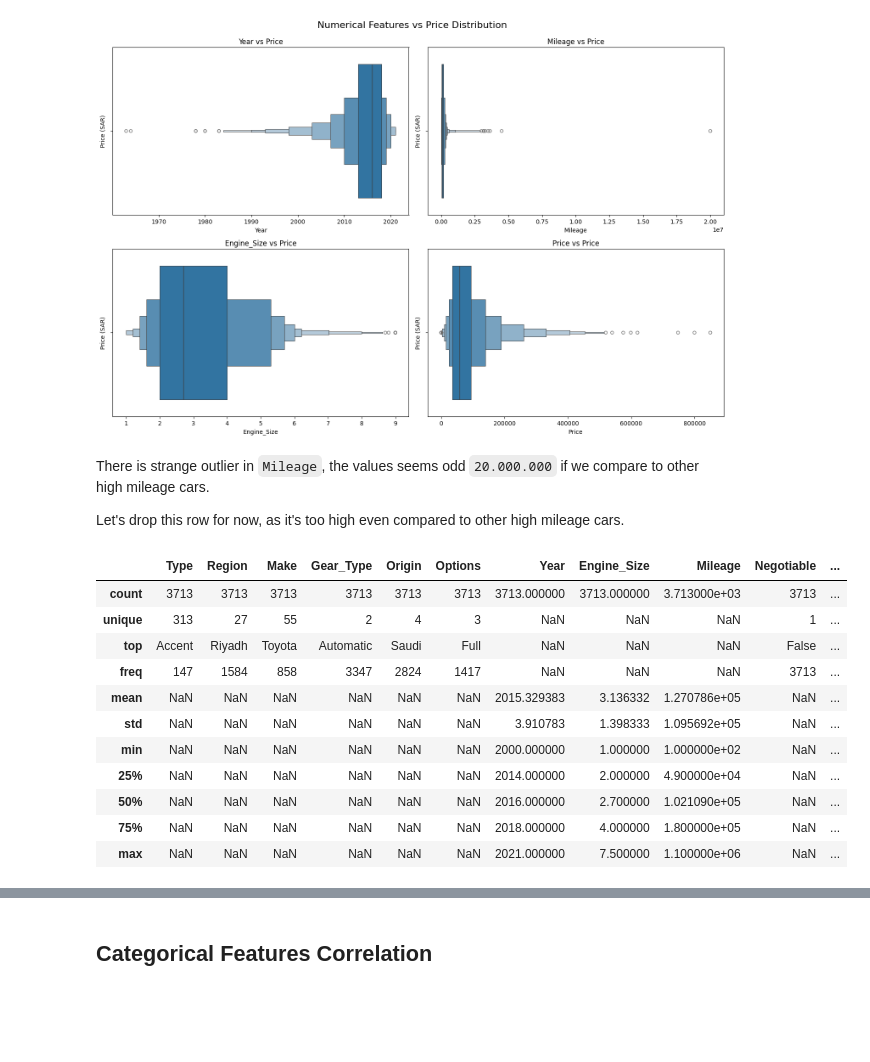
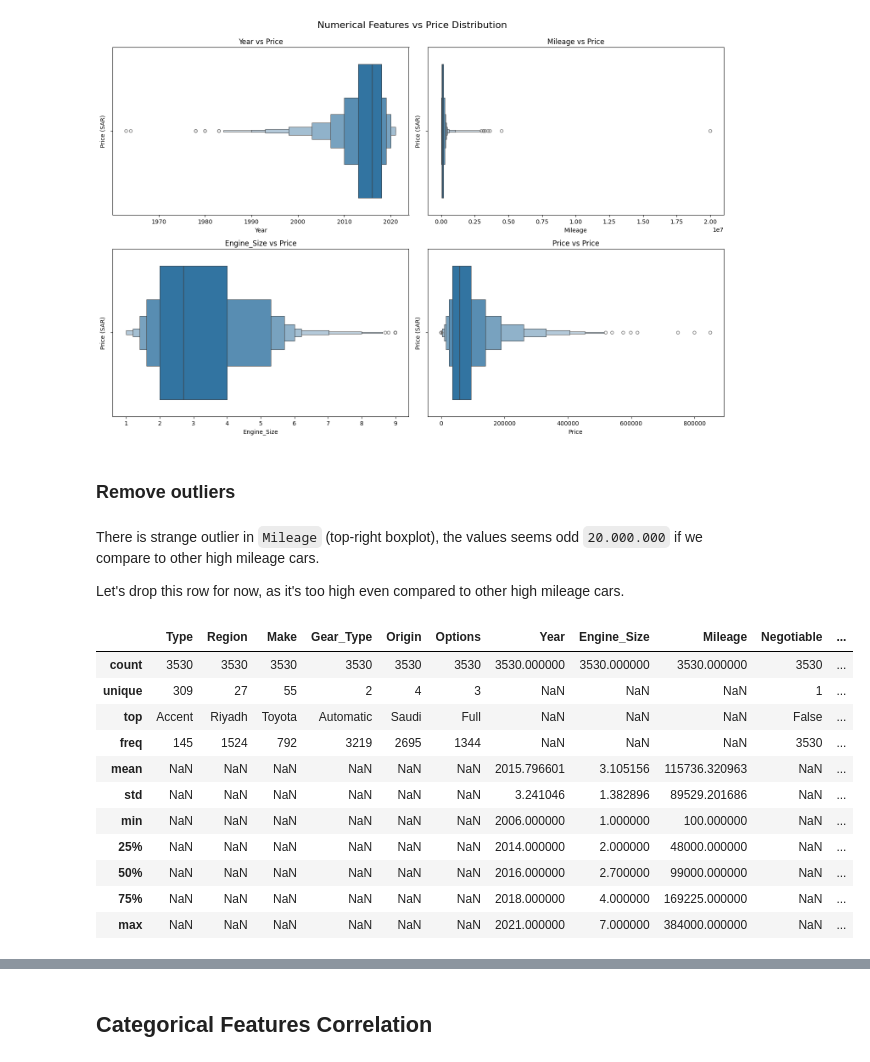
Before and after one commit to andresuchdata/saudi-used-cars, a Jupyter notebook: main.ipynb, the cells around one changed output, grey strips where cells are left out. Saved outputs shown, nothing was run; the diff lists cells and outputs as text; code cells hidden in the pictures; blank space fills up the shorter version.

```diff
--- a/main.ipynb
+++ b/main.ipynb
@@ -200,36 +206,52 @@ plt.tight_layout()
 plt.show()
 # %% [output]
 [figure]
+# %% [markdown]
+### Remove outliers
 # %% [markdown]
-There is strange outlier in `Mileage`, the values seems odd `20.000.000` if we compare to other high mileage cars.
+There is strange outlier in `Mileage` (top-right boxplot), the values seems odd `20.000.000` if we compare to other high mileage cars.
 
 Let's drop this row for now, as it's too high even compared to other high mileage cars.
 # %%
 def remove_outliers(df, columns, n_std=3):
     for col in columns:
         mean = df[col].mean()
         std = df[col].std()
         df = df[np.abs(df[col] - mean) <= (n_std * std)]
+
     return df
 
-df = remove_outliers(df, numerical_features)
+def remove_outliers_iqr(df, columns, k=1.5):
+    df_clean = df.copy()
+    for col in columns:
+        Q1 = df[col].quantile(0.25)
+        Q3 = df[col].quantile(0.75)
+        IQR = Q3 - Q1
+        df_clean = df_clean[
+            (df_clean[col] >= Q1 - k * IQR) &
+            (df_clean[col] <= Q3 + k * IQR)
+        ]
+    return df_clean
 
-df.describe(include='all')
+# df = remove_outliers(df, numerical_features)
+df_clean = remove_outliers_iqr(df, numerical_features)
+
+df_clean.describe(include='all')
 # df = df[df['Mileage'] < 20000000]
 # df[df['Mileage'] > 1000000].sort_values(by='Mileage', ascending=False)
 # %% [output]
 |  | Type | Region | Make | Gear_Type | Origin | Options | Year | Engine_Size | Mileage | Negotiable | ... |
-| count | 3713 | 3713 | 3713 | 3713 | 3713 | 3713 | 3713.000000 | 3713.000000 | 3.713000e+03 | 3713 | ... |
-| unique | 313 | 27 | 55 | 2 | 4 | 3 | NaN | NaN | NaN | 1 | ... |
+| count | 3530 | 3530 | 3530 | 3530 | 3530 | 3530 | 3530.000000 | 3530.000000 | 3530.000000 | 3530 | ... |
+| unique | 309 | 27 | 55 | 2 | 4 | 3 | NaN | NaN | NaN | 1 | ... |
 | top | Accent | Riyadh | Toyota | Automatic | Saudi | Full | NaN | NaN | NaN | False | ... |
-| freq | 147 | 1584 | 858 | 3347 | 2824 | 1417 | NaN | NaN | NaN | 3713 | ... |
-| mean | NaN | NaN | NaN | NaN | NaN | NaN | 2015.329383 | 3.136332 | 1.270786e+05 | NaN | ... |
-| std | NaN | NaN | NaN | NaN | NaN | NaN | 3.910783 | 1.398333 | 1.095692e+05 | NaN | ... |
-| min | NaN | NaN | NaN | NaN | NaN | NaN | 2000.000000 | 1.000000 | 1.000000e+02 | NaN | ... |
-| 25% | NaN | NaN | NaN | NaN | NaN | NaN | 2014.000000 | 2.000000 | 4.900000e+04 | NaN | ... |
-| 50% | NaN | NaN | NaN | NaN | NaN | NaN | 2016.000000 | 2.700000 | 1.021090e+05 | NaN | ... |
-| 75% | NaN | NaN | NaN | NaN | NaN | NaN | 2018.000000 | 4.000000 | 1.800000e+05 | NaN | ... |
-| max | NaN | NaN | NaN | NaN | NaN | NaN | 2021.000000 | 7.500000 | 1.100000e+06 | NaN | ... |
+| freq | 145 | 1524 | 792 | 3219 | 2695 | 1344 | NaN | NaN | NaN | 3530 | ... |
+| mean | NaN | NaN | NaN | NaN | NaN | NaN | 2015.796601 | 3.105156 | 115736.320963 | NaN | ... |
+| std | NaN | NaN | NaN | NaN | NaN | NaN | 3.241046 | 1.382896 | 89529.201686 | NaN | ... |
+| min | NaN | NaN | NaN | NaN | NaN | NaN | 2006.000000 | 1.000000 | 100.000000 | NaN | ... |
+| 25% | NaN | NaN | NaN | NaN | NaN | NaN | 2014.000000 | 2.000000 | 48000.000000 | NaN | ... |
+| 50% | NaN | NaN | NaN | NaN | NaN | NaN | 2016.000000 | 2.700000 | 99000.000000 | NaN | ... |
+| 75% | NaN | NaN | NaN | NaN | NaN | NaN | 2018.000000 | 4.000000 | 169225.000000 | NaN | ... |
+| max | NaN | NaN | NaN | NaN | NaN | NaN | 2021.000000 | 7.000000 | 384000.000000 | NaN | ... |
 # %%
 # Create a figure with multiple subplots
 fig, axes = plt.subplots(2, 2, figsize=(15, 10))
```
Also changed, not shown: parts of 18 cells of this notebook.
